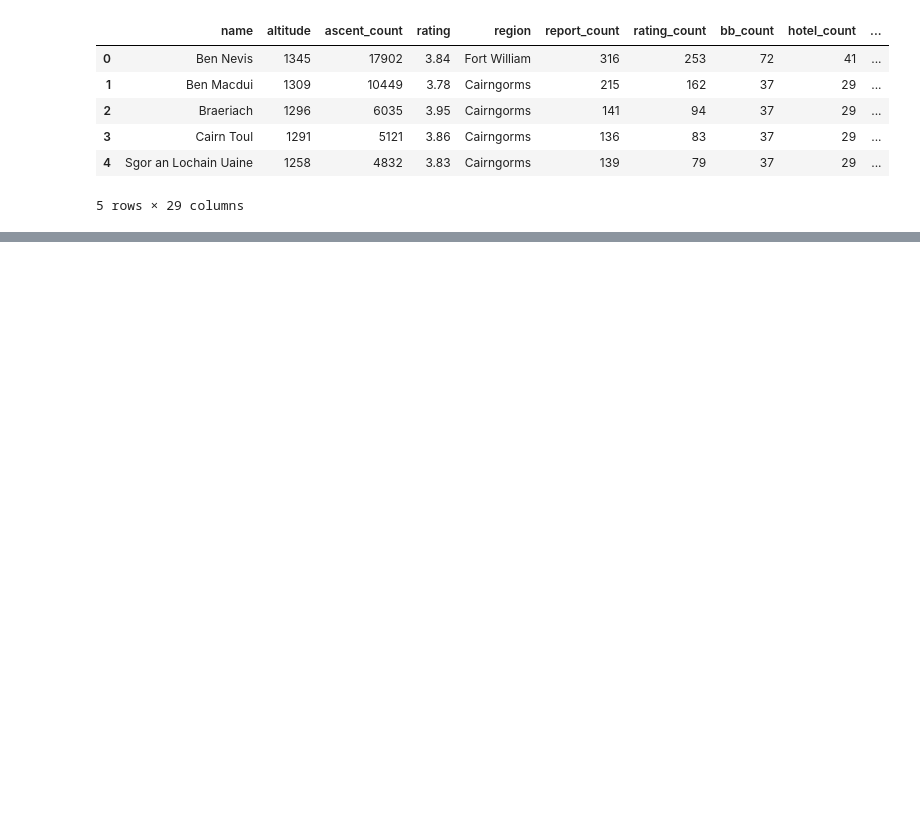
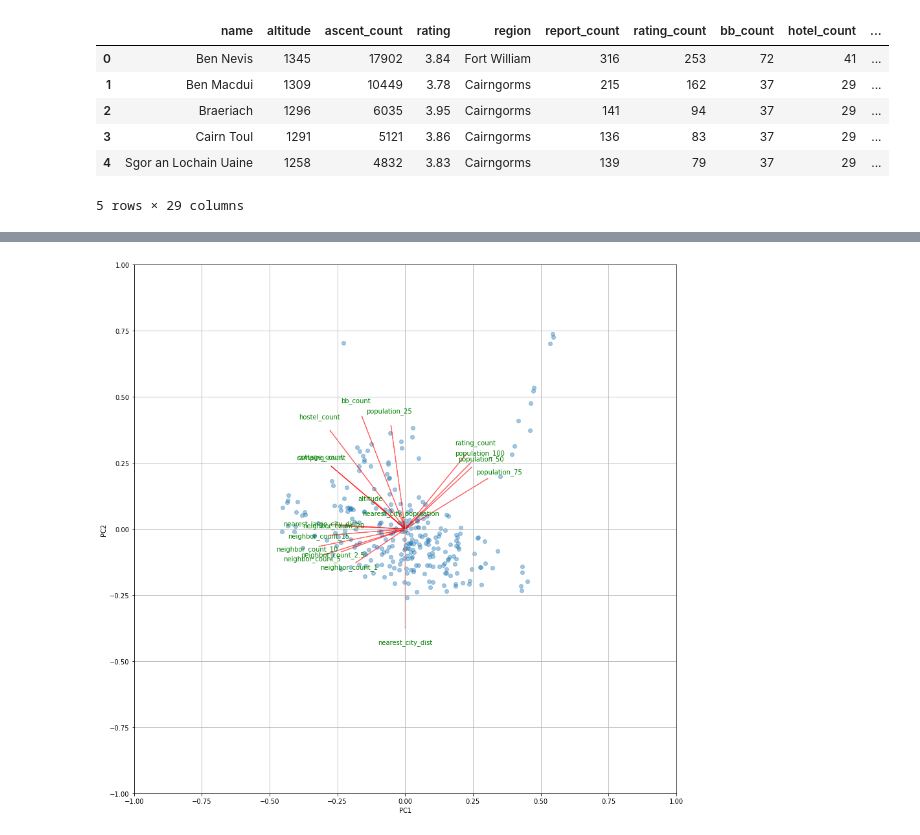
Before and after one commit to filipbalucha/FDS_final_project, a Jupyter notebook: PCA.ipynb, the cells around one changed output, grey strips where cells are left out. Saved outputs shown, nothing was run; the diff lists cells and outputs as text; code cells hidden in the pictures; blank space fills up the shorter version.

```diff
--- a/PCA.ipynb
+++ b/PCA.ipynb
@@ -84,3 +185,27 @@ PC8 explains 0% of the variance.
+# %%
+# Adapted from "searlouk"'s post: https://stackoverflow.com/questions/39216897/plot-pca-loadings-and-loading-in-biplot-in-sklearn-like-rs-autoplot
+def myplot(score,coeff,labels):
+    xs = score[:,0]
+    ys = score[:,1]
+    n = coeff.shape[0]
+    scalex = 1.0/(xs.max() - xs.min())
+    scaley = 1.0/(ys.max() - ys.min())
+    plt.figure(figsize=(15,15))
+    plt.scatter(xs * scalex,ys * scaley, alpha=0.4)
+    for i in range(n):
+        plt.arrow(0, 0, coeff[i,0], coeff[i,1], color = 'r', alpha = 0.5)
+        plt.text(coeff[i,0]* 1.15, coeff[i,1] * 1.15, labels[i], color = 'g', ha = 'center', va = 'center')
+    plt.xlim(-1,1)
+    plt.ylim(-1,1)
+    plt.xlabel("PC1")
+    plt.ylabel("PC2")
+    plt.grid()
+
+#Call the function. Use only the 2 PCs.
+myplot(pca_out[:,2:4],np.transpose(pca.components_[0:2, :]), labels=munro_subset.columns)
+plt.show()
+# %% [output]
+[figure, added]
 # %%
 pca_result = pca.transform(scaled_munro)
 print(pca_result)
```
Also changed, not shown: parts of 14 cells of this notebook, 2 other files.
